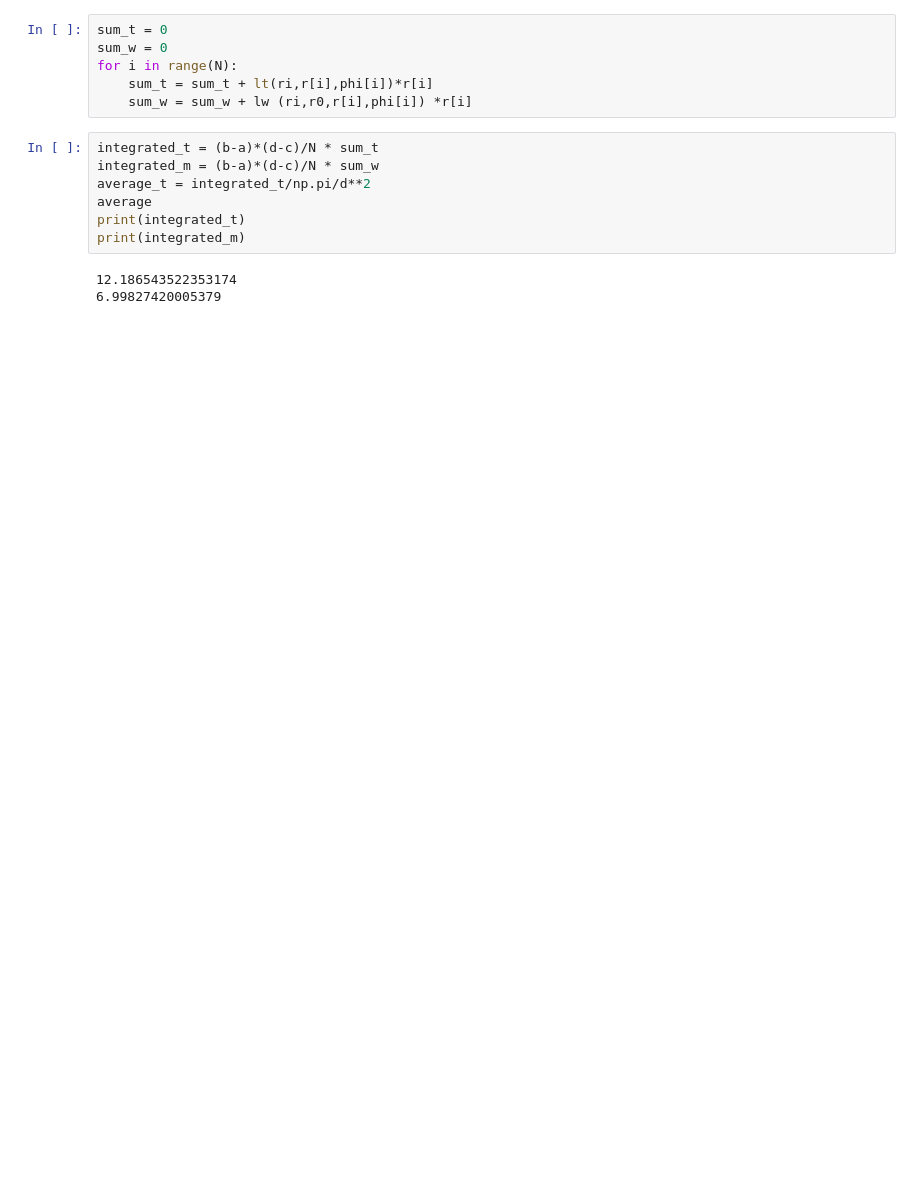
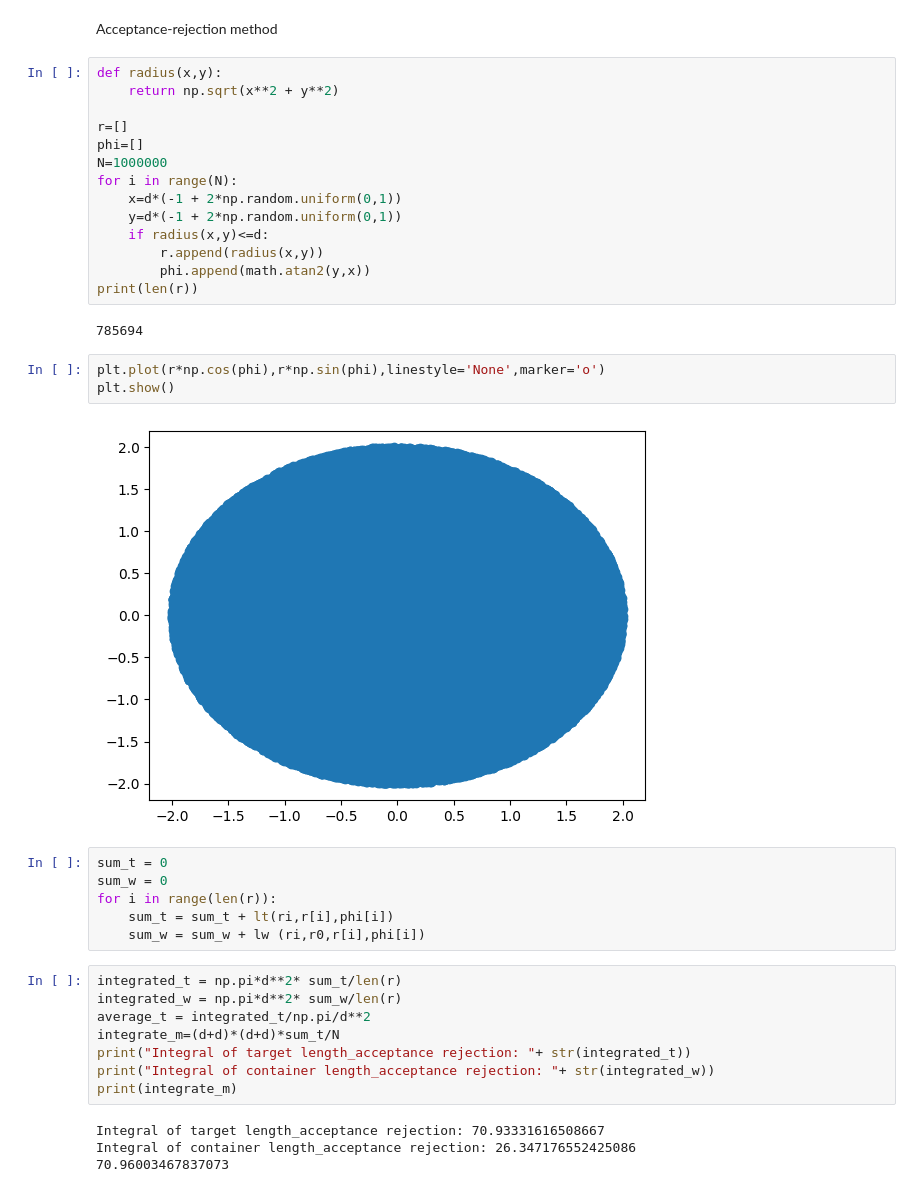
Before and after one commit to hcai0520/MArEX_Analysis, a Jupyter notebook: thickness.ipynb, the cells around one changed output. Cells and saved outputs as stored; diff of their text form; blank space fills up the shorter version.

```diff
--- a/thickness.ipynb
+++ b/thickness.ipynb
@@ -30,16 +61,41 @@ The radius of target container:  3
+# %% [markdown]
+Acceptance-rejection method
+# %%
+def radius(x,y):
+    return np.sqrt(x**2 + y**2)
+
+r=[]
+phi=[]
+N=1000000
+for i in range(N):
+    x=d*(-1 + 2*np.random.uniform(0,1))
+    y=d*(-1 + 2*np.random.uniform(0,1))
+    if radius(x,y)<=d:
+        r.append(radius(x,y))
+        phi.append(math.atan2(y,x))
+print(len(r))
+# %% [output]
+785694
+# %%
+plt.plot(r*np.cos(phi),r*np.sin(phi),linestyle='None',marker='o')
+plt.show()
+# %% [output]
+[figure, added]
 # %%
 sum_t = 0
 sum_w = 0
-for i in range(N):
-    sum_t = sum_t + lt(ri,r[i],phi[i])*r[i]
-    sum_w = sum_w + lw (ri,r0,r[i],phi[i]) *r[i]
+for i in range(len(r)):
+    sum_t = sum_t + lt(ri,r[i],phi[i])
+    sum_w = sum_w + lw (ri,r0,r[i],phi[i])
 # %%
-integrated_t = (b-a)*(d-c)/N * sum_t
-integrated_m = (b-a)*(d-c)/N * sum_w
+integrated_t = np.pi*d**2* sum_t/len(r)
+integrated_w = np.pi*d**2* sum_w/len(r)
 average_t = integrated_t/np.pi/d**2
-average
-print(integrated_t)
-print(integrated_m)
+integrate_m=(d+d)*(d+d)*sum_t/N
+print("Integral of target length_acceptance rejection: "+ str(integrated_t))
+print("Integral of container length_acceptance rejection: "+ str(integrated_w))
+print(integrate_m)
 # %% [output]
-12.186543522353174
-6.99827420005379
+Integral of target length_acceptance rejection: 70.93331616508667
+Integral of container length_acceptance rejection: 26.347176552425086
+70.96003467837073
```
Also changed, not shown: parts of 13 cells of this notebook, 1 other file.
